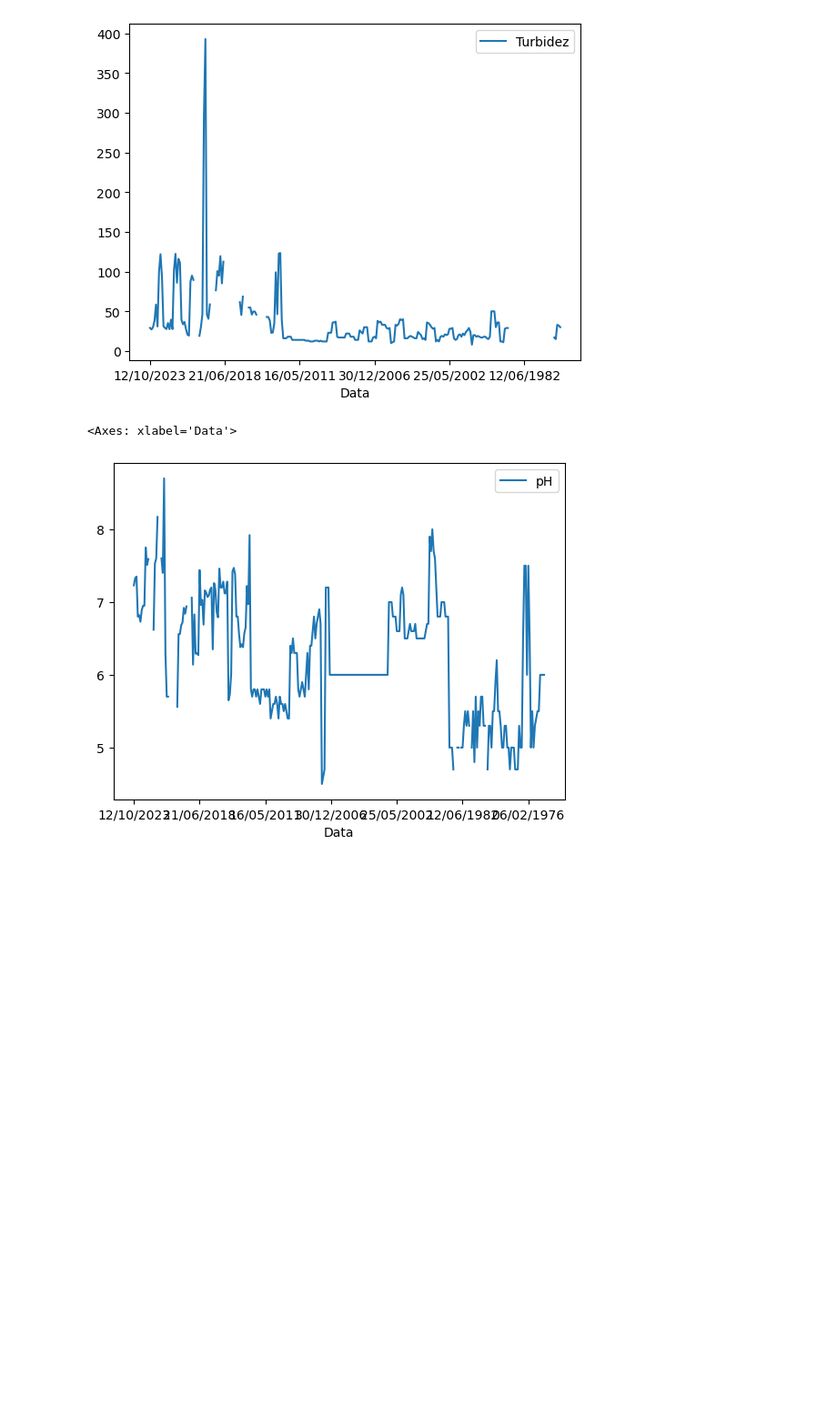
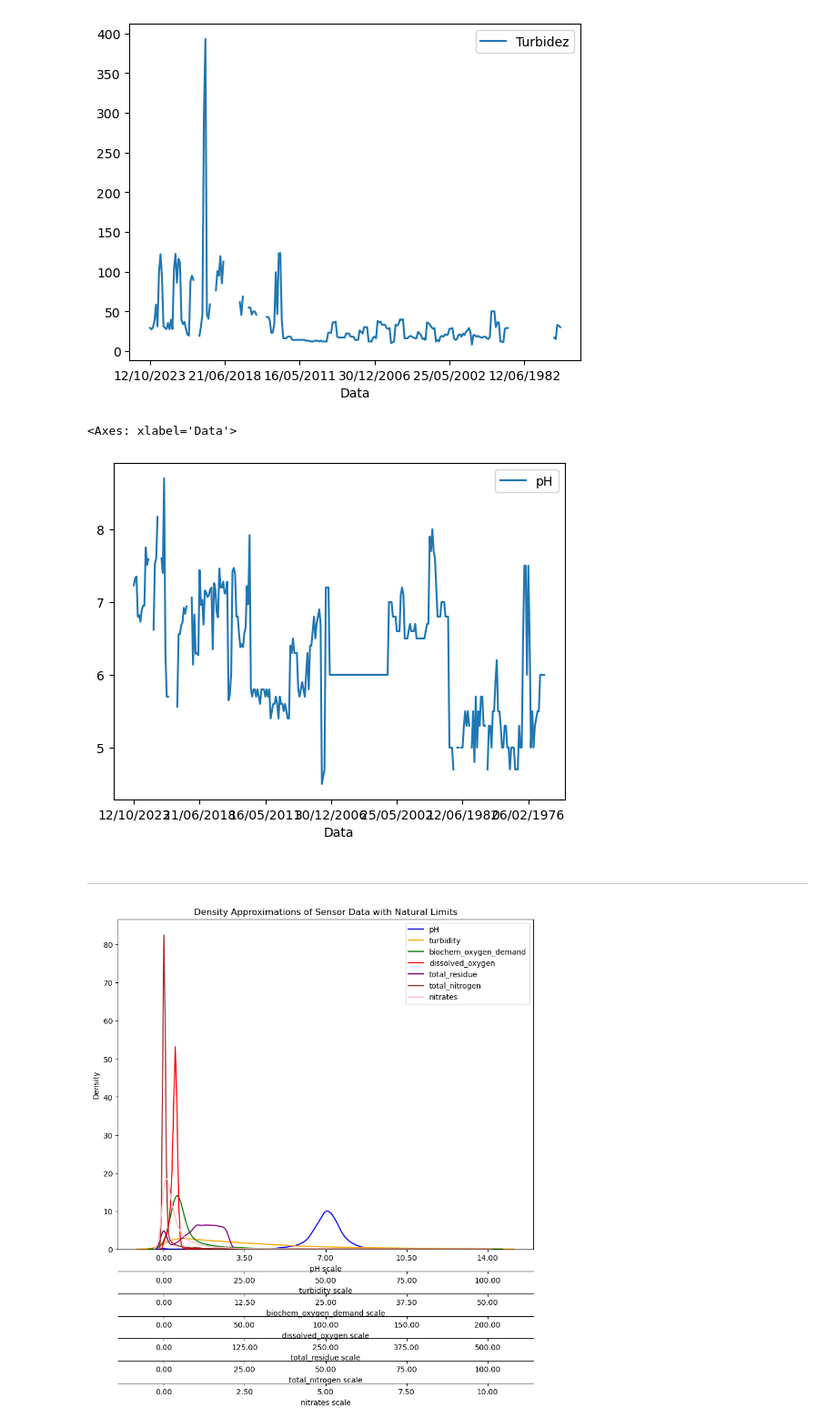
Before and after one commit to felixschulz385/Masterthesis, a Jupyter notebook: code/experiments/hydrology_stations.ipynb, the cells around one changed output. Shown at 91% size. Cells and saved outputs as stored; diff of their text form; code cells hidden in the pictures; blank space fills up the shorter version.

Commit message:
Began work on analysis for health data and water quality

```diff
--- a/code/experiments/hydrology_stations.ipynb
+++ b/code/experiments/hydrology_stations.ipynb
@@ -803,3 +803,71 @@ test.loc[:,["Data", "pH"]].plot(x="Data", y = "pH", kind="line")
 # %% [output]
 <Axes: xlabel='Data'>
 [figure]
+# %% [markdown]
+---
+# %%
+import pandas as pd
+water_quality_panel = pd.read_parquet("/Users/felixschulz/Library/CloudStorage/OneDrive-Personal/Dokumente/Uni/Masterthesis/data/water_quality/quality_indicators_panel.parquet")
+# %%
+# data
+data = {var: water_quality_panel[var].dropna().values for var in ["pH", "turbidity", "biochem_oxygen_demand", "dissolved_oxygen", "total_residue", "total_nitrogen", "nitrates"]}
+
+# natural limits
+limits = {"pH": (0, 14), "turbidity": (0, 100), "biochem_oxygen_demand": (0, 50), "dissolved_oxygen": (0, 200), "total_residue": (0, 500), "total_nitrogen": (0, 100), "nitrates": (0, 10)}
+
+# scale the data
+# %%
+import matplotlib.pyplot as plt
+import numpy as np
+import seaborn as sns
+
+# Scale the data according to natural limits
+scaled_data = {}
+for key, values in data.items():
+    min_val, max_val = limits[key]
+    scaled_values = (values - min_val) / (max_val - min_val)
+    scaled_data[key] = scaled_values
+
+# Plotting
+fig, ax = plt.subplots(figsize=(10, 8))
+
+# Colors for different variables
+colors = ['blue', 'orange', 'green', 'red', 'purple', 'brown', 'pink']
+
+# Density plots on the normalized scale
+for i, (key, values) in enumerate(scaled_data.items()):
+    sns.kdeplot(values, ax=ax, color=colors[i], label=key)
+
+# Remove the original normalized x-axis
+ax.xaxis.set_visible(False)
+
+# Create secondary x-axes stacked vertically at the bottom
+secax_list = []
+for i, (key, values) in enumerate(scaled_data.items()):
+    secax = ax.secondary_xaxis('bottom')
+    #secax.set_label_position('bottom')
+    secax.spines['bottom'].set_position(('outward', 30 * i))
+    secax.set_xlabel(f'{key} scale')
+
+    # Define the transform function for the secondary x-axis
+    def forward(x, key=key):
+        min_val, max_val = limits[key]
+        return x * (max_val - min_val) + min_val
+
+    # Define the inverse transform function
+    def inverse(x, key=key):
+        min_val, max_val = limits[key]
+        return (x - min_val) / (max_val - min_val)
+
+    secax.set_xlim(ax.get_xlim())
+    secax.set_xticks(np.linspace(0, 1, 5))
+    secax.set_xticklabels([f'{forward(tick):.2f}' for tick in np.linspace(0, 1, 5)])
+    secax_list.append(secax)
+
+# Labels and legend
+ax.set_ylabel('Density')
+ax.legend()
+plt.title('Density Approximations of Sensor Data with Natural Limits')
+plt.show()
+# %% [output]
+[figure, added]
```
Also changed, not shown: 12 other files.
